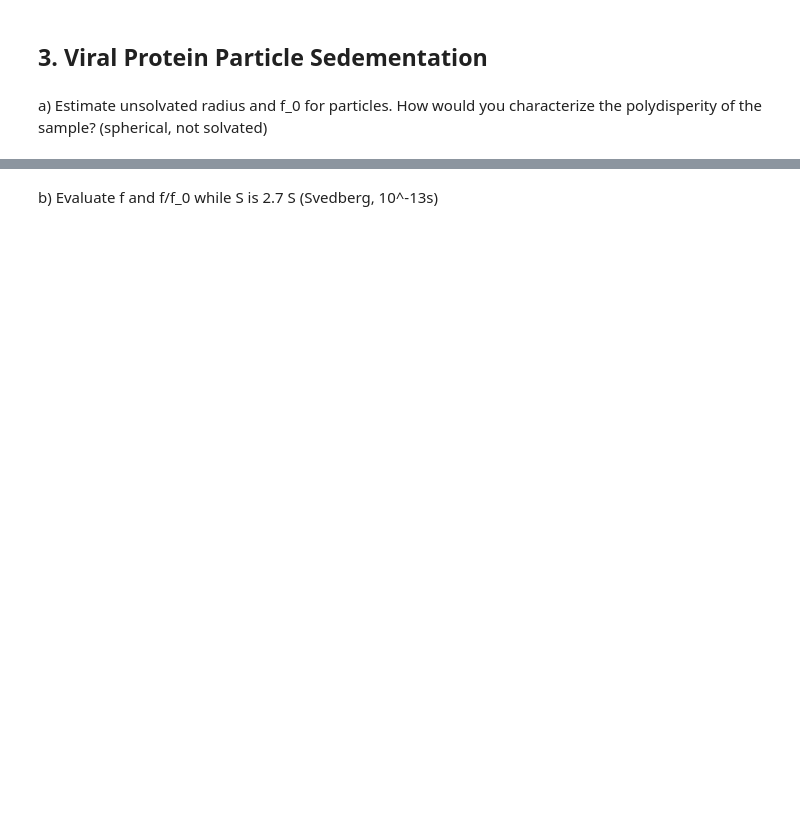
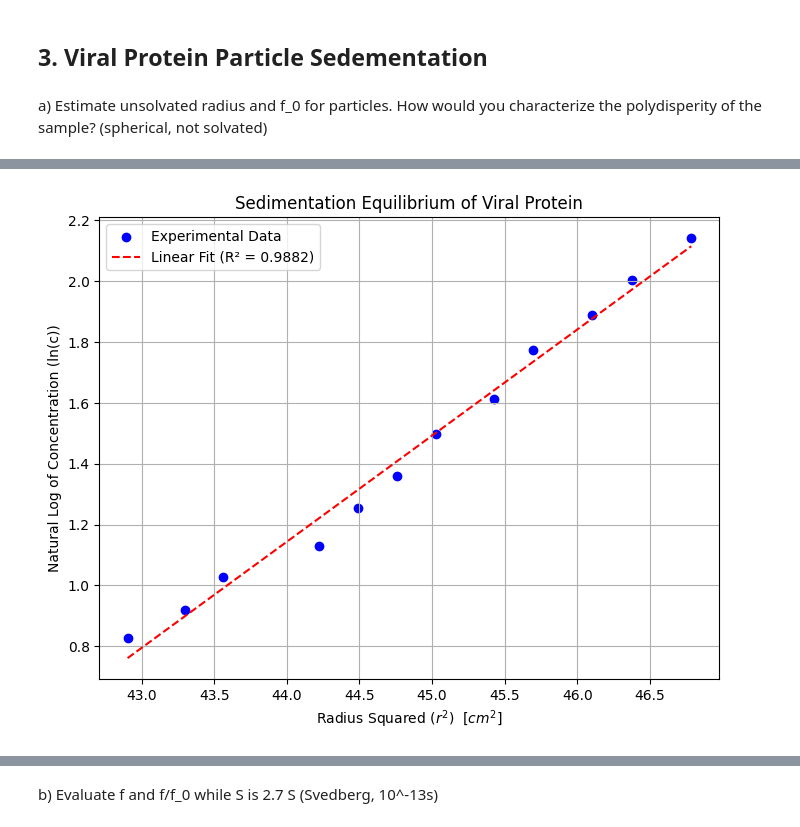
Before and after one commit to maxgunn19/colloids_and_surface_sciences, a Jupyter notebook: HW_1.ipynb, the cells around one changed output, grey strips where cells are left out. Drawn from its saved outputs; the diff is of its cells as text; code cells hidden in the pictures; blank space fills up the shorter version.

```diff
--- a/HW_1.ipynb
+++ b/HW_1.ipynb
@@ -118,3 +148,91 @@ M_w: 9.4428e+12 g
 ## **3. Viral Protein Particle Sedementation** ##
 # %% [markdown]
 a) Estimate unsolvated radius and f_0 for particles. How would you characterize the polydisperity of the sample? (spherical, not solvated)
+# %%
+import numpy as np
+from scipy import stats
+import matplotlib.pyplot as plt
+
+# --- Constants and Given Data (in cgs units) ---
+# Part a) Data
+rpm = 12590.0  # revolutions per minute
+T_celsius = 25.0  # Temperature in Celsius
+rho_protein = 1.370  # g/cm^3, density of dry protein
+r_cm = np.array([6.55, 6.58, 6.60, 6.65, 6.67, 6.69, 6.71, 6.74, 6.76, 6.79, 6.81, 6.84])
+c_arb = np.array([2.29, 2.51, 2.79, 3.09, 3.51, 3.89, 4.47, 5.01, 5.89, 6.61, 7.41, 8.51])
+
+# Part b) Data
+S_svedberg = 2.7  # Svedberg units
+
+# Physical Constants
+k_B = 1.38e-16  # Boltzmann constant in erg/K or g*cm^2/(s^2*K)
+rho_water = 0.997  # g/cm^3, density of water at 25 C
+viscosity = 0.00890 # P or g/(cm*s), viscosity of water at 25 C
+
+# --- Part (a) Calculations ---
+
+print("## Part (a): Mass, Radius, Friction Factor, and Polydispersity\n")
+
+# 1. Convert units and prepare data for plotting
+T_kelvin = T_celsius + 273.15
+omega_rad_s = rpm * (2 * np.pi) / 60
+S_seconds = S_svedberg * 1e-13
+
+r_squared = r_cm**2
+ln_c = np.log(c_arb)
+
+# 2. Perform linear regression based on Equation (87)
+slope, intercept, r_value, p_value, std_err = stats.linregress(r_squared, ln_c)
+r_squared_fit = r_value**2
+
+print(f"The slope of ln(c) vs r^2 is: {slope:.3f} cm^-2")
+print("\033[1m")  # Bold text
+print(f"The R-squared value for the fit is: {r_squared_fit:.4f}")
+if r_squared_fit > 0.99:
+    # This interpretation is based on the textbook, page 100
+    print("The high R-squared value suggests the sample is relatively monodisperse.")
+else:
+    print("The R-squared value suggests the sample may be polydisperse.")
+print("\033[0m")  # Unbold text
+
+
+# 3. Calculate particle mass (m) from the slope of Equation (87)
+buoyancy_factor = 1 - (rho_water / rho_protein)
+numerator = 2 * k_B * T_kelvin * slope
+denominator = (omega_rad_s**2) * buoyancy_factor
+mass_g = numerator / denominator
+print("\033[1m")  # Bold text
+print(f"\nThe mass of the particle (m) is: {mass_g:.2e} g")
+print("\033[0m")  # Unbold text
+
+
+# 4. Calculate unsolvated radius (R0) and ideal friction factor (f0)
+vol_unsolvated = mass_g / rho_protein
+R_0_cm = ( (3 * vol_unsolvated) / (4 * np.pi) )**(1/3)
+print("\033[1m")  # Bold text
+print(f"The unsolvated radius (R0) is: {R_0_cm * 1e7:.2f} nm")
+print("\033[0m")  # Unbold text
+
+# From Stokes's Law, Equation (8)
+f_0 = 6 * np.pi * viscosity * R_0_cm
+print("\033[1m")  # Bold text
+print(f"The ideal friction factor (f0) is: {f_0:.2e} g/s")
+print("\033[0m")  # Unbold text
+
+# --- Plotting Code ---
+plt.figure(figsize=(8, 6))
+# Plot the experimental data points
+plt.scatter(r_squared, ln_c, label='Experimental Data', color='blue')
+
+# Plot the linear regression line
+fit_line = slope * r_squared + intercept
+plt.plot(r_squared, fit_line, color='red', linestyle='--', label=f'Linear Fit (R² = {r_squared_fit:.4f})')
+
+# Add labels and title
+plt.xlabel('Radius Squared ($r^2$)  $[cm^2]$')
+plt.ylabel('Natural Log of Concentration (ln(c))')
+plt.title('Sedimentation Equilibrium of Viral Protein')
+plt.legend()
+plt.grid(True)
+plt.show()
+# %% [output]
@@ -120,0 +255 @@ a) Estimate unsolvated radius and f_0 for particles. How would you characterize
+[figure, added]
```
Also changed, not shown: parts of 20 cells of this notebook, 1 other file.
